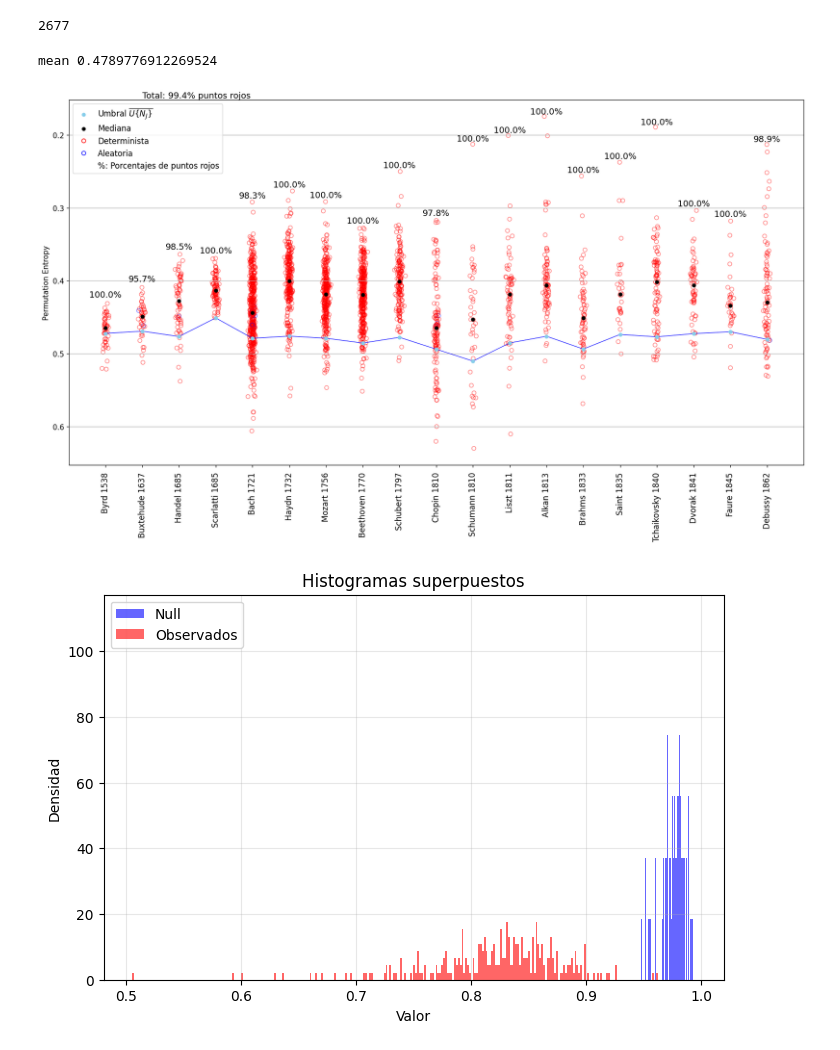
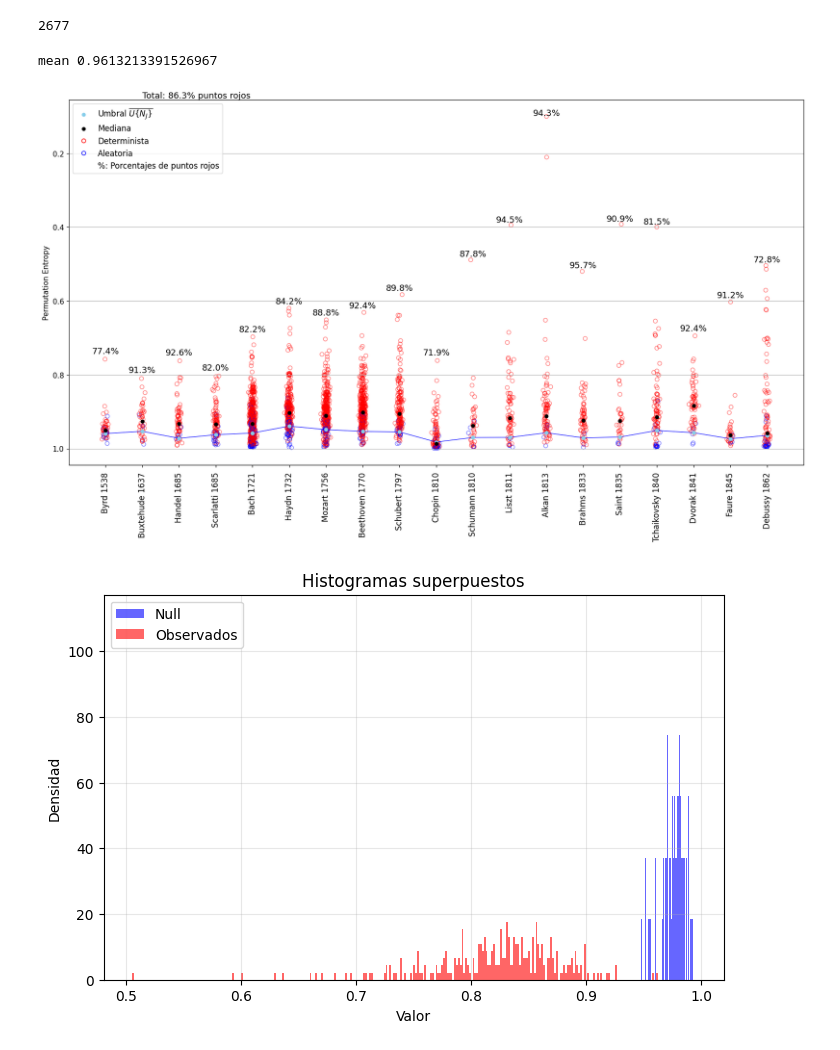
Before and after one commit to EduardoGarcia528/Tesis, a Jupyter notebook: musica-tesis/Limpiar_piezas.ipynb, the cells around one changed output. Drawn from its saved outputs; the diff is of its cells as text; code cells hidden in the pictures.

```diff
--- a/musica-tesis/Limpiar_piezas.ipynb
+++ b/musica-tesis/Limpiar_piezas.ipynb
@@ -330,8 +330,8 @@ from matplotlib.lines import Line2D
 num_compositores = 19
 PEs = []
 PEs_null = []
-carpeta = r'new_data\PEs_10'
-carpeta_null = r'new_data\PEs_null_10'
+carpeta = r'new_data\PEs_absdiff'
+carpeta_null = r'new_data\PEs_null_absdiff'
 for archivo,archivo_null in zip(os.listdir(carpeta), os.listdir(carpeta_null)):
     if "PEs" in archivo:
         ruta_completa = os.path.join(carpeta, archivo)
@@ -373,35 +373,35 @@ total_percentage_red = (total_red_points / total_points) * 100
 
 # Añadir texto con el porcentaje total
 ymin = ax.get_ylim()[0]   # límite inferior actual del eje y
 xmin = ax.get_xlim()[0]   # si quieres fijarlo también en el mínimo de x, por ejemplo
 
 # Añadir texto en coordenadas de datos
 ax.text(xmin + 0.1*(ax.get_xlim()[1]-ax.get_xlim()[0]),  # un poquito a la derecha del xmin
         ymin,                                            # justo en ymin
         f'Total: {total_percentage_red:.1f}% puntos rojos',
         ha='left', va='bottom', fontsize=13, color='black')
 
 ax.set_ylabel('Permutation Entropy', fontsize=11)
 ax.tick_params(axis='y', labelsize=11)
 ax.set_xticks(np.arange(1, num_compositores+1))
 
 ax.scatter(np.arange(1, num_compositores+1), puntos2, color='#87CEEB', s=25, zorder=3, marker = 'o', label=r'Umbral $\overline{U\{ N_J \}}$')
 ax.scatter(np.arange(1, num_compositores+1), mediana, color='black',s=25,zorder=3,marker='o',label='Mediana')
 ax.plot(np.arange(1, num_compositores+1), puntos2, color='blue', linestyle='-', linewidth=0.8)
 # ax.plot(np.arange(1, 18), mediana, color='red', linestyle='-', linewidth=0.8)
 ax.plot([],[], marker = 'o',color='none', markeredgecolor='red', label = 'Determinista')
 ax.plot([],[], marker='o', color='none', markeredgecolor='blue', label= 'Aleatoria')
 ax.plot([],[], marker='none', color='none', label = '%: Porcentajes de puntos rojos')
 
 # Agregar la leyenda al gráfico
 ax.legend(loc='upper left',fontsize=12)
 plt.gca().invert_yaxis()
 ax.set_xticklabels([f"{composer} {datos_composers[composer]['Birth_year']} " for i, composer in enumerate(datos_composers.keys())], rotation=90,fontsize=12)
 plt.grid(axis='y')
 plt.show()
 # %% [output]
-mean 0.4789776912269524
+mean 0.9613213391526967
-[figure, old version]
+[figure, new version]
 # %%
 data1 = np.load('new_data/PEs_null_5/1732_Haydn_PEs_null.npy')
 data2 = np.load('new_data/PEs_5/1732_Haydn_PEs.npy')
```
Also changed, not shown: parts of 1 cell of this notebook, 3 other files.
